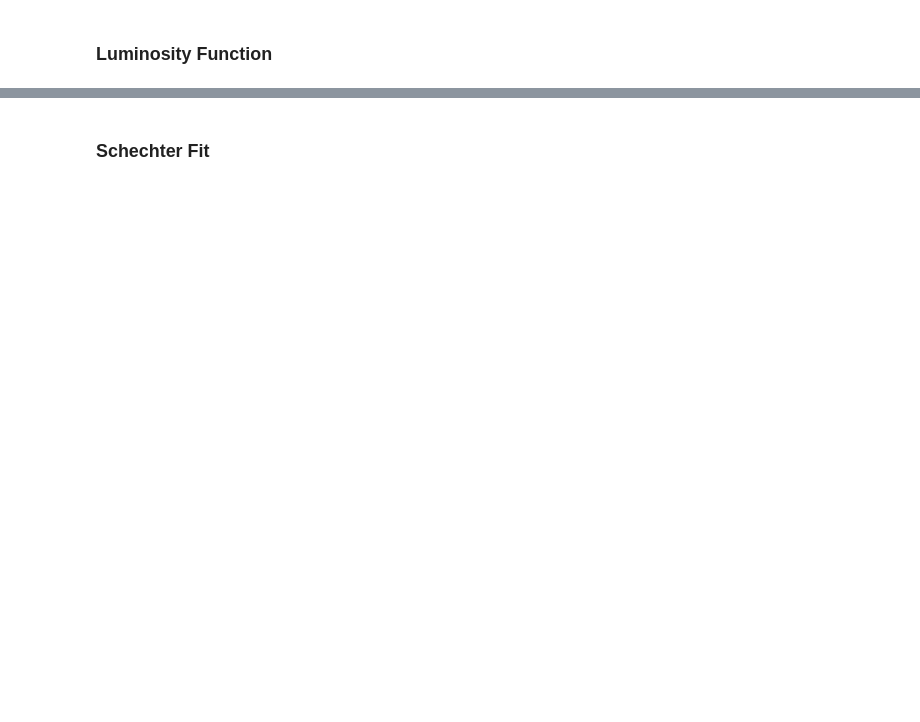
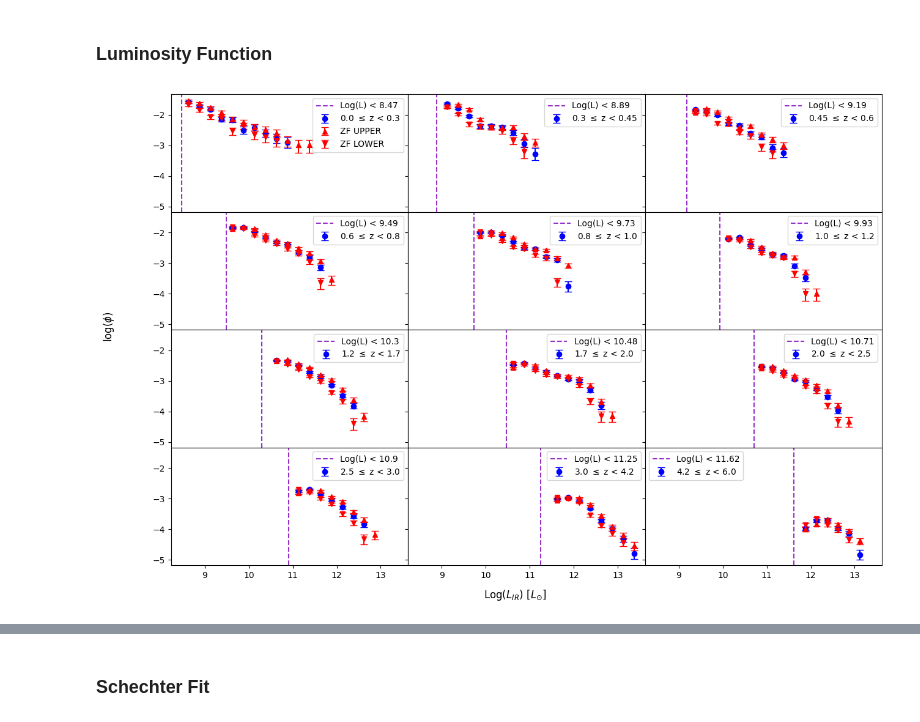
Before and after one commit to daniel-lyon/MPhil-Code, a Jupyter notebook: LUMFUNCS/LF_ZFOURGE.ipynb, the cells around one changed output, grey strips where cells are left out. Drawn from its saved outputs; the diff is of its cells as text; code cells hidden in the pictures; blank space fills up the shorter version.

```diff
--- a/LUMFUNCS/LF_ZFOURGE.ipynb
+++ b/LUMFUNCS/LF_ZFOURGE.ipynb
@@ -341,41 +338,63 @@ for (vol, lum), bin, in zip(all_data, bin_edges):
     for lum_start, lum_end in zip(bin, bin[1:]):
         mask = (lum >= lum_start) & (lum < lum_end)
         vol_lum_bin = vol[mask]
 
         # Calculate the number density
         phi_val = (1 / delta_log_l) * np.sum(1 / vol_lum_bin)
         # phi_val = len(vol_lum_bin) / vol_lum_bin[0]
         phi_err = (1 / delta_log_l) * np.sqrt(np.sum(1 / (vol_lum_bin ** 2)))
 
         # Save the luminosity bin and number density
         lum_centers_z.append((lum_start + lum_end) / 2)
         phi_z.append(phi_val)
         phi_e_z.append(phi_err)
 
     # Save the luminosity bins and number densities
     lum_centers.append(lum_centers_z)
-    phi.append(phi_z)
+    phi.append(np.array(phi_z))
     phi_e.append(np.array(phi_e_z))
 
 fig, axes = plt.subplots(4, 3, figsize=(15, 10), sharex=True, sharey=True)
 for (z_start, z_end), lum, p, e, ax, min_l in zip(redshift_bins, lum_centers, phi, phi_e, axes.flatten(), L_lims):
     try:
         yerr = np.array(e) / (np.array(p) * np.log(10))
     except TypeError:
         continue
-    ax.errorbar(lum, np.log10(p), yerr=yerr, label=f'{z_start} $\leq$ z < {z_end}', fmt='o', capsize=4)
+    ax.errorbar(lum, np.log10(p), yerr=yerr, label=f'{z_start} $\leq$ z < {z_end}', fmt='o', capsize=4, color='blue')
     ax.axvline(np.log10(min_l/(3.83*10**26)), color='darkorchid', linestyle='--', label=f'Log(L) < {round(np.log10(min_l/(3.83*10**26)), 2)}')
+
+# for (z_start, z_end), lum_centers_z, phi_z, phi_e_z in zip(redshift_bins, lum_centers, phi, phi_e):
+#     if len(lum_centers_z) == 0:
+#         continue
+#     print(f'{z_start} <= z < {z_end}')
+#     print(lum_centers_z)
+#     print(np.round(np.log10(phi_z),2))
+#     print(np.round(np.array(phi_e_z) / (np.array(phi_z) * np.log(10)),2))
+#     print('\n')
+
+# """ ZFOURGE TOTAL """
+# ZF_SF = np.load('fits/ZFOURGE_TOTAL.npz', allow_pickle=True)
+# for i, (ax, l, p, e, (z_start, z_end)) in enumerate(zip(axes.flatten(), ZF_SF['x'], ZF_SF['y'], ZF_SF['e'], ZF_SF['z'])):
+#     yerr = [np.log10(p) - np.log10(p - e), np.log10(p + e) - np.log10(p)]
+#     ax.errorbar(l, np.log10(p), yerr=yerr, ls='none', marker='^', capsize=4, label='ZF TOTAL' if i == 0 else '', color='blue')
+
+""" ZFOURGE TOTAL UPPER """
+ZF_SF = np.load('fits/ZFOURGE_TOTAL_UPPER.npz', allow_pickle=True)
+for i, (ax, l, p, e, (z_start, z_end)) in enumerate(zip(axes.flatten(), ZF_SF['x'], ZF_SF['y'], ZF_SF['e'], ZF_SF['z'])):
+    yerr = [np.log10(p) - np.log10(p - e), np.log10(p + e) - np.log10(p)]
+    ax.errorbar(l, np.log10(p), yerr=yerr, ls='none', marker='^', capsize=4, label='ZF UPPER' if i == 0 else '', color='red')
+
+""" ZFOURGE TOTAL LOWER """
+ZF_SF = np.load('fits/ZFOURGE_TOTAL_LOWER.npz', allow_pickle=True)
+for i, (ax, l, p, e, (z_start, z_end)) in enumerate(zip(axes.flatten(), ZF_SF['x'], ZF_SF['y'], ZF_SF['e'], ZF_SF['z'])):
+    yerr = [np.log10(p) - np.log10(p - e), np.log10(p + e) - np.log10(p)]
+    ax.errorbar(l, np.log10(p), yerr=yerr, ls='none', marker='v', capsize=4, label='ZF LOWER' if i == 0 else '', color='red')
     ax.legend()
 
 fig.supxlabel('Log($L_{IR}$) [$L_{\odot}$]', y=0.05)
 fig.supylabel('log($\phi$)', x=0.05)
 plt.subplots_adjust(hspace=0, wspace=0)
-
-for (z_start, z_end), lum_centers_z, phi_z, phi_e_z in zip(redshift_bins, lum_centers, phi, phi_e):
-    if len(lum_centers_z) == 0:
-        continue
-    print(f'{z_start} <= z < {z_end}')
-    print(lum_centers_z)
-    print(np.round(np.log10(phi_z),2))
-    print(np.round(np.array(phi_e_z) / (np.array(phi_z) * np.log(10)),2))
-    print('\n')
+# plt.savefig('LF No Error Prop.png', bbox_inches='tight')
+plt.show()
+# %% [output]
+[figure, added]
```
Also changed, not shown: parts of 17 cells of this notebook, 37 other files.
